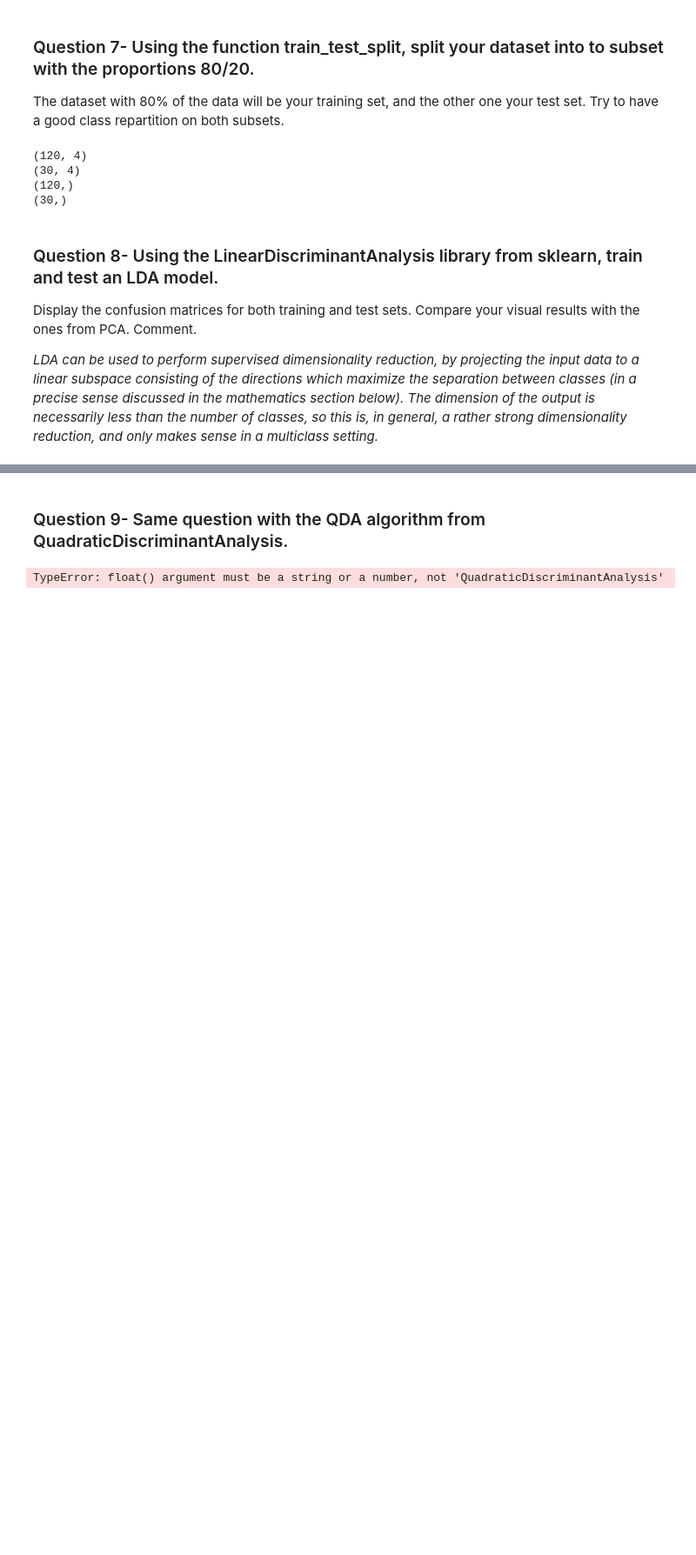
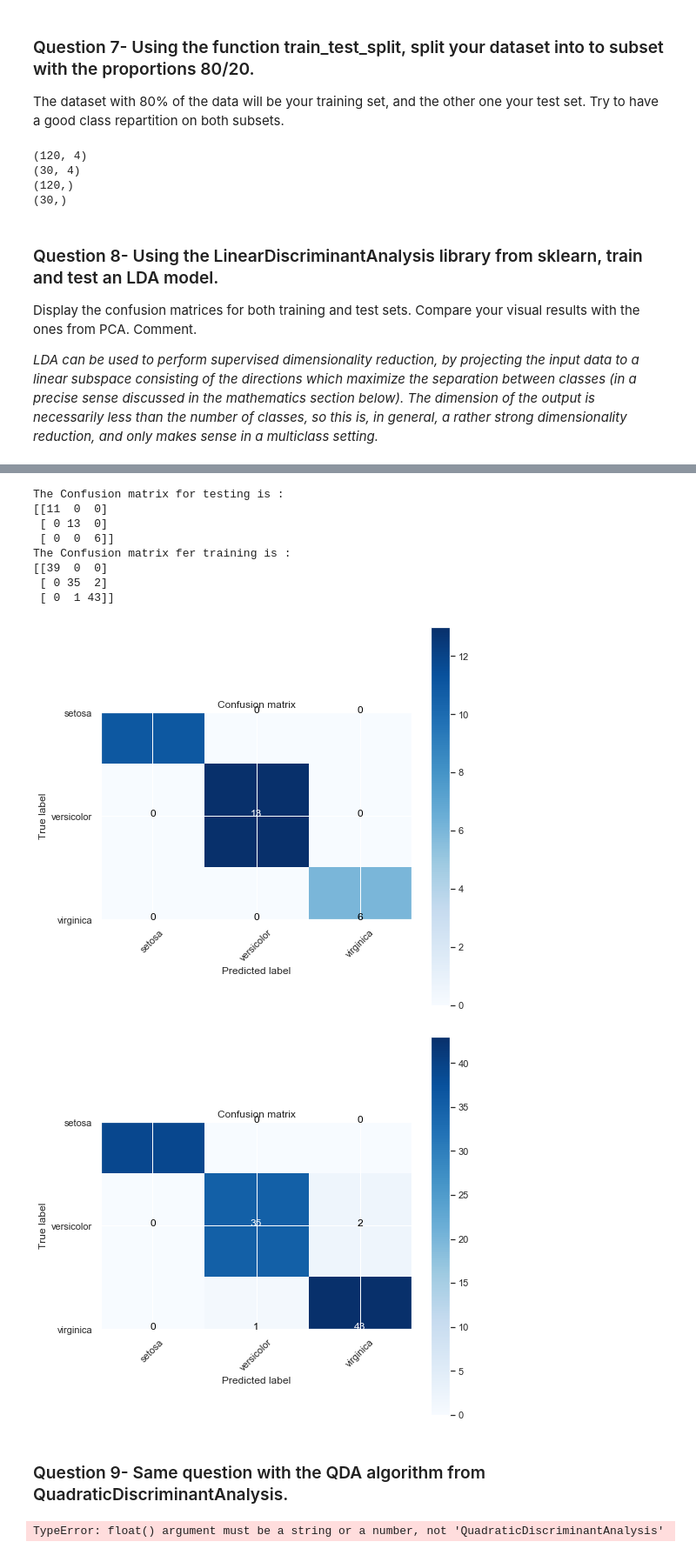
Before and after one commit to sebastienmascha/data-science-ML-python-isep, a Jupyter notebook: Lab3_mascha_sebastien/lab3_ExA-Copy1.ipynb, the cells around one changed output, grey strips where cells are left out. Shown at 87% size. Drawn from its saved outputs; the diff is of its cells as text; code cells hidden in the pictures; blank space fills up the shorter version.

```diff
--- a/Lab3_mascha_sebastien/lab3_ExA-Copy1.ipynb
+++ b/Lab3_mascha_sebastien/lab3_ExA-Copy1.ipynb
@@ -300,8 +238,10 @@ The dataset with 80% of the data will be your training set, and the other one yo
 from sklearn.model_selection import train_test_split
 
 X_train, X_test, y_train, y_test = train_test_split( scaled_df_features, scaled_df['Class'], test_size=2/10.0, random_state=0)
-for i in train_df:
-    print(i.shape)
+print(X_train.shape)
+print(X_test.shape)
+print(y_train.shape)
+print(y_test.shape)
 # %% [output]
 (120, 4)
 (30, 4)
@@ -364,3 +256,75 @@ NameError: name 'yTrain' is not defined
+# %%
+# Implement LDA
+lda = LDA(n_components = 2, solver='svd')
+X_train = lda.fit_transform(X_train, y_train)
+X_test = lda.transform(X_test)
+
+
+# Train Logistic Regression with LDA
+classifier_train = LogisticRegression(solver='lbfgs', multi_class='auto')
+classifier_train.fit(X_train, y_train)
+classifier_test = LogisticRegression(solver='lbfgs', multi_class='auto')
+classifier_test.fit(X_test, y_test)
+
+# Predict Results of Regression with LDA
+y_test_pred = classifier_test.predict(X_test)
+y_train_pred = classifier_train.predict(X_train)
+
+
+# Confusion Matrix 3X3
+cm1 = confusion_matrix(y_test, y_test_pred)
+print("The Confusion matrix for testing is :")
+print(cm1)
+
+cm2 = confusion_matrix(y_train, y_train_pred)
+print("The Confusion matrix fer training is :")
+print(cm2)
+
+
+
+
+
+
+def plot_confusion_matrix(cm, classes,
+                         title='Confusion matrix',
+                         cmap=plt.cm.Blues):
+
+    """
+    This function prints and plots the confusion matrix.
+    Normalization can be applied by setting normalize=True.
+    """
+    from itertools import product
+    fig = plt.figure(figsize = (8,8))
+    plt.imshow(cm, interpolation='nearest', cmap=cmap)
+    plt.title(title)
+    plt.colorbar()
+    tick_marks = np.arange(len(classes))
+    plt.xticks(tick_marks, classes, rotation=45)
+    plt.yticks(tick_marks, classes)
+    fmt = 'd'
+    thresh = cm.max() / 2.
+    for i, j in product(range(cm.shape[0]), range(cm.shape[1])):
+        plt.text(j, i, format(cm[i, j], fmt),
+                horizontalalignment="center",
+                color="white" if cm[i, j] > thresh else "black")
+    plt.ylabel('True label')
+    plt.xlabel('Predicted label')
+
+plot_confusion_matrix(cm1, df['Class'].unique())
+plt.show()
+plot_confusion_matrix(cm2, df['Class'].unique())
+plt.show()
+# %% [output]
+The Confusion matrix for testing is :
+[[11  0  0]
+ [ 0 13  0]
+ [ 0  0  6]]
+The Confusion matrix fer training is :
+[[39  0  0]
+ [ 0 35  2]
+ [ 0  1 43]]
+[figure, added]
+[figure, added]
 # %% [markdown]
 ### Question 9- Same question with the QDA algorithm from QuadraticDiscriminantAnalysis.
 # %%
```
Also changed, not shown: parts of 8 cells of this notebook, 2 other files.
